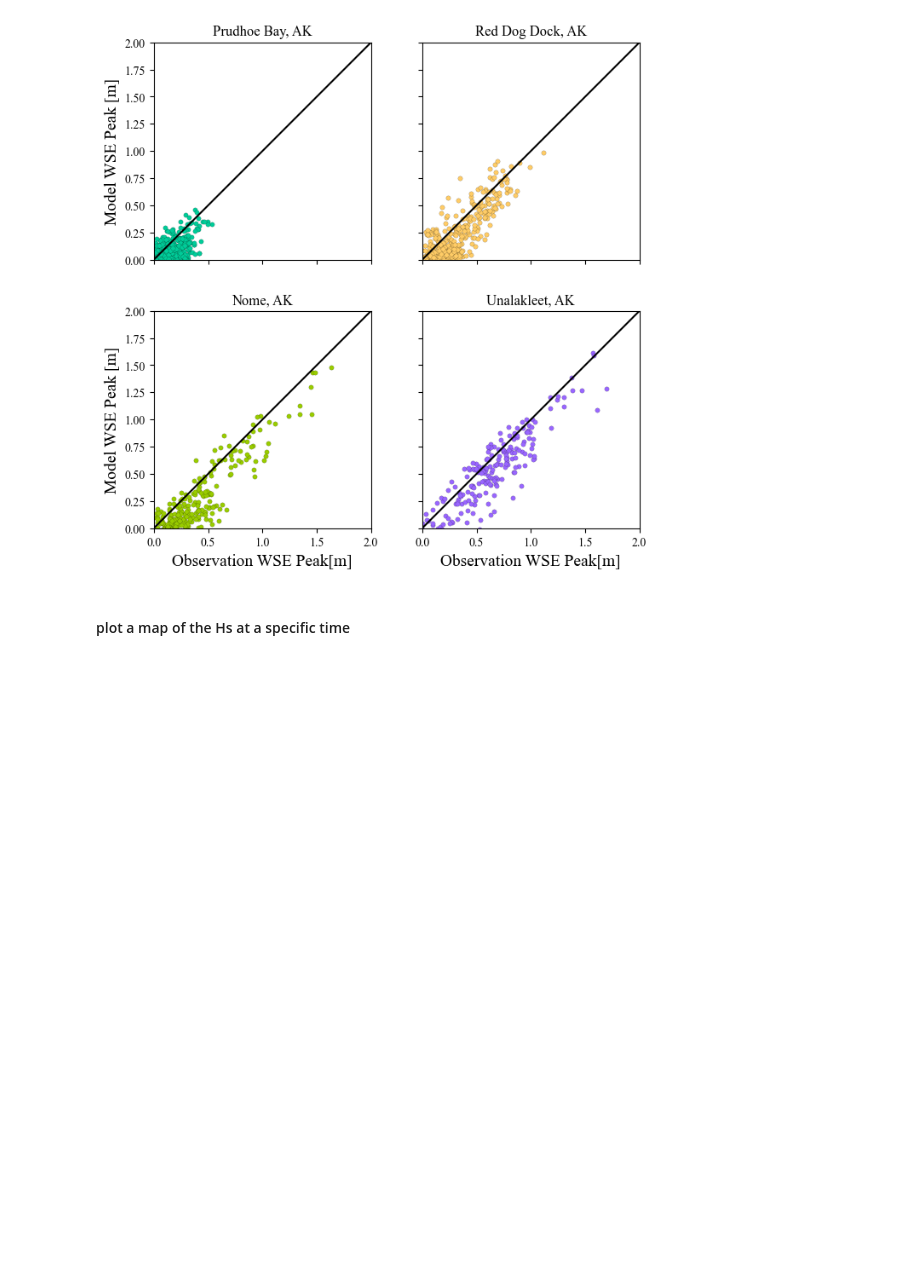
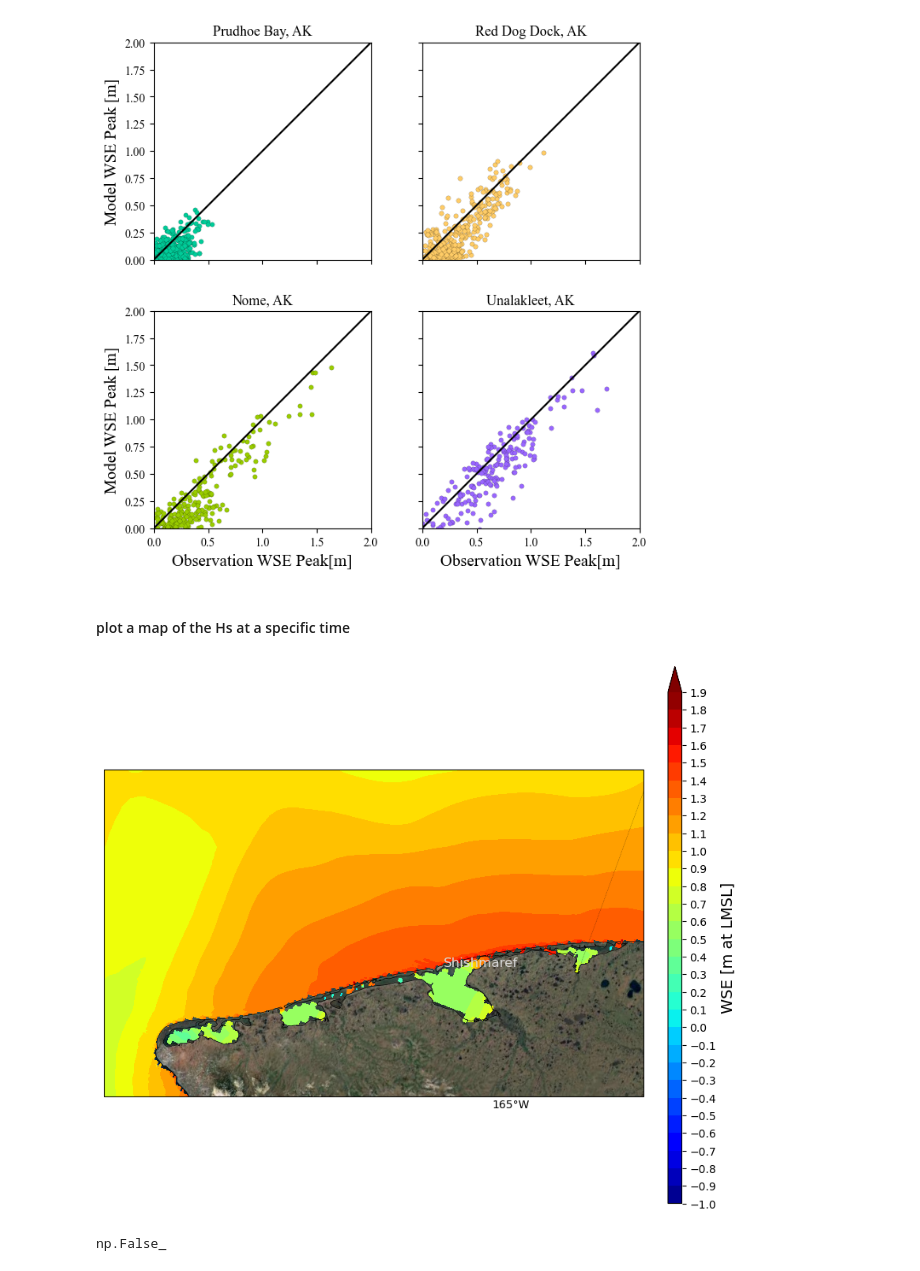
Before and after one commit to tmiesse/arctic_storm, a Jupyter notebook: storm_analysis.ipynb, the cells around one changed output. Saved outputs shown, nothing was run; the diff lists cells and outputs as text; code cells hidden in the pictures; blank space fills up the shorter version.

```diff
--- a/storm_analysis.ipynb
+++ b/storm_analysis.ipynb
@@ -148,5 +137,5 @@ plt.show()
 # %%
-plt.rcParams["font.family"] = "Times New Roman"
+#plt.rcParams["font.family"] = "Times New Roman"
 colors = ['#00cc99','#ffcc66','#99cc00','#9966ff','#cc9900','#009999']
 fig = plt.figure(figsize=(6,6))
 ax = [plt.axes([0.0,0.525,0.425,0.425]),plt.axes([0.525,0.525,0.425,0.425]),
@@ -189,13 +178,18 @@ plt.show()
 [figure]
 # %% [markdown]
 #### plot a map of the Hs at a specific time
+# %%
+shp_paths = pl.Path('/groups/ORC-CLIMATE/fhrl_repo/Arctic_Database/arctic_shapefiles')
+communities = gpd.read_file(shp_paths / 'communities' /'City_Boundaries_wgs84.shp')
+county = gpd.read_file(shp_paths / 'Alaska_Borough_and_Census_Area_Boundaries' /'Alaska_Borough_and_Census_Area_Boundaries.shp')
+coastline = gpd.read_file(shp_paths / 'Alaska_Coastline' /'Alaska_Coastline.shp')
 # %%
 # map boundary ------------------------------------------------------------------------
-lat1,lat2 = 69.9,71
-lon1,lon2 = -152.5, -148
+lat1,lat2 = 66,66.5
+lon1,lon2 = -169, -164.5
 
 # defining the time range I want
-time1, time2 = np.datetime64('2018-12-27 21:00:00'),np.datetime64('2018-12-28 23:00:00')
+time1, time2 = np.datetime64('2024-10-11 21:00:00'),np.datetime64('2024-10-25 23:00:00')
 # search for the nearest time to the time inputted
 idx = np.where((time1 < dt.values) &\
-               (dt.values < time2))[0][0]
+               (dt.values < time2))[0]
@@ -204,60 +196,74 @@ ncfile2 = nc4.Dataset(root / 'outputs' / 'fort.93.nc')
 # %%
 # plot parameters to initialize the plot
 proj = ccrs.NorthPolarStereo(central_longitude=-145) # this data is in the arctic so we use the NorthPolarStereo projection
-fig = plt.figure(figsize=(7,4))
+google_terrain = cimgt.GoogleTiles(style="satellite")
+#proj = ccrs.PlateCarree()
+fig = plt.figure(figsize=(7,10))
 ax = plt.axes([0,0.,0.975,.975],projection=proj)
 cmap = mpl.cm.get_cmap('jet')
 
 # define countorus levels and colormap
-levels = np.arange(-1.,1.,0.1)
+levels = np.arange(-1.,2.,0.1)
 
 
 # plot the model data on a map
 # this is a triangular grid so we need to define the triangles
 # and we need to use tricontourf to plot the data
 triang = tri.Triangulation(x,y, triangles=ncfile.variables['element'][:,:]-1)
-Z = ncfile['zeta'][idx,:]
+Z = np.max(ncfile['zeta'][idx,:],axis=0)
 if Z.mask.any():
     point_mask_indices = np.where(Z.mask)
     tri_mask = np.any(np.in1d(ncfile.variables['element'][:,:]-1 , \
                               point_mask_indices).reshape(-1, 3), axis=1)
     triang.set_mask(tri_mask)
 cf = ax.tricontourf(triang, Z,transform = ccrs.PlateCarree(),levels=levels, extend = 'max',cmap = cmap)
 
-Z = ncfile2['iceaf'][idx,:].data
-ice_level1 = [0,20,40,60,80,100]
-ice_level2 = np.arange(0.0,100.00000000,20)
-cf1 = ax.tricontour(triang, Z,transform = ccrs.PlateCarree(),levels=ice_level2,
-                            extend='max',cmap=mpl.cm.get_cmap('gist_gray'), linewidths = 1,zorder=2)#colors = '#f2f2f2'
+#Z = ncfile2['iceaf'][idx,:].data
+#ice_level1 = [0,20,40,60,80,100]
+#ice_level2 = np.arange(0.0,100.00000000,20)
+#cf1 = ax.tricontour(triang, Z,transform = ccrs.PlateCarree(),levels=ice_level2,
+#                            extend='max',cmap=mpl.cm.get_cmap('gist_gray'), linewidths = 1,zorder=2)#colors = '#f2f2f2'
 # map parameters to make it look nice
+
+for c in range(len(communities)):
+    cx,cy = communities.iloc[c].geometry.centroid.x,communities.iloc[c].geometry.centroid.y
+    cname = communities.iloc[c]['CommunityN']
+    if shapely.vectorized.contains(Polygon([(lon1,lat1),(lon1,lat2),(lon2,lat2),(lon2,lat1)]),cx,cy)==True:
+        ax.text(cx,cy,cname,fontsize=12,transform=ccrs.PlateCarree(),color='#d9d9d9')
+for c in range(len(coastline)):
+    cx,cy = coastline.iloc[c].geometry.exterior.xy
+    ax.plot(cx,cy,transform=ccrs.PlateCarree(),color='black',linewidth=0.5)
 ax.set_extent([lon1, lon2, lat1, lat2], crs=ccrs.PlateCarree())
-ax.coastlines(resolution='10m',linewidth=0.5)
+ax.add_image(google_terrain, 8)
+#ax.coastlines(resolution='10m',linewidth=0.5)
 ax.add_feature(cart.feature.RIVERS,linestyle="-")
 ax.add_feature(cart.feature.BORDERS.with_scale("50m"),linestyle="-")
 gl = ax.gridlines(xlocs=np.arange(-190,-100,5),ylocs=np.arange(-90,90,3.5),
                             draw_labels=True,linewidth=0.3, color="black", alpha=0.5,
                             y_inline=False,linestyle="--",zorder=20)
 gl.xlabels_top = False
 gl.xlabels_bottom = True
 gl.xlabel_style = {'rotation': 0}
 gl.ylabels_left = False
 gl.ylabels_right= True
 gl.ylabel_style = {'rotation': -90}
 gl.ypadding = 1.25
 gl.xformatter = cart.mpl.gridliner.LONGITUDE_FORMATTER
 gl.xpadding = 8
 
 # add the colorbar
-cbar_ax = fig.add_axes([.98,.0098,0.025,0.94])
+cbar_ax = fig.add_axes([1.02,.145,0.025,0.68])
 cbar = fig.colorbar(cf,cax = cbar_ax, ticks=levels,orientation='vertical')
-cbar.set_label(label = r'WSE [m]',fontsize =14)
-cbar_ax2 = fig.add_axes([0.,-0.075,0.97,0.02])
-cbar = mpl.colorbar.ColorbarBase(cbar_ax2, cmap=mpl.cm.get_cmap('gist_gray'), values=ice_level2,
-                                    ticks=ice_level1,orientation='horizontal')
+cbar.set_label(label = r'WSE [m at LMSL]',fontsize =14)
+#cbar_ax2 = fig.add_axes([0.,-0.075,0.97,0.02])
+#cbar = mpl.colorbar.ColorbarBase(cbar_ax2, cmap=mpl.cm.get_cmap('gist_gray'), values=ice_level2,
+#                                    ticks=ice_level1,orientation='horizontal')
 
-cbar.set_label(label = r'Sea Ice Concentration [0-1]',fontsize =12,labelpad=-0.1)
+#cbar.set_label(label = r'Sea Ice Concentration [0-1]',fontsize =12,labelpad=-0.1)
 
 plt.show()
+# %% [output]
+[figure, added]
 # %%
 def fmt(x):
     s = f"{x:.1f}"
@@ -275,3 +281,7 @@ def omitcontours(cf):
             if diameter<2: # threshold to be refined for your actual dimensions!
                 del(level.get_paths()[kp])  # no remove() for Path objects:(
     return
+# %%
+shapely.vectorized.contains(Polygon([(lon1,lat1),(lon1,lat2),(lon2,lat2),(lon2,lat2)]),cx,cy)#==True
+# %% [output]
+np.False_
```
Also changed, not shown: parts of 7 cells of this notebook, 1 other file.
